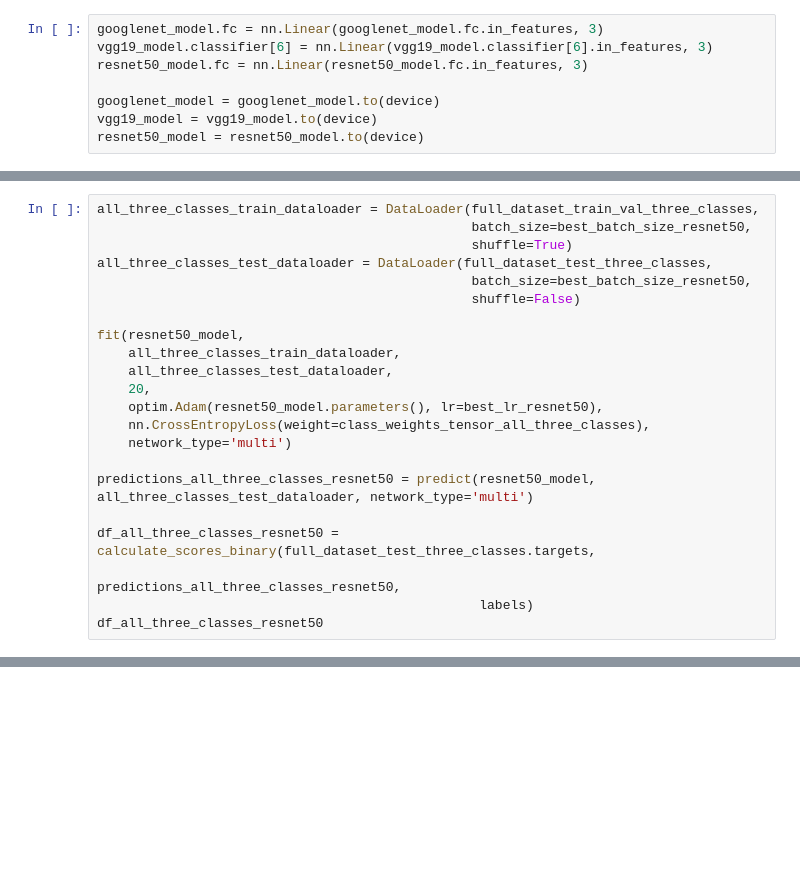
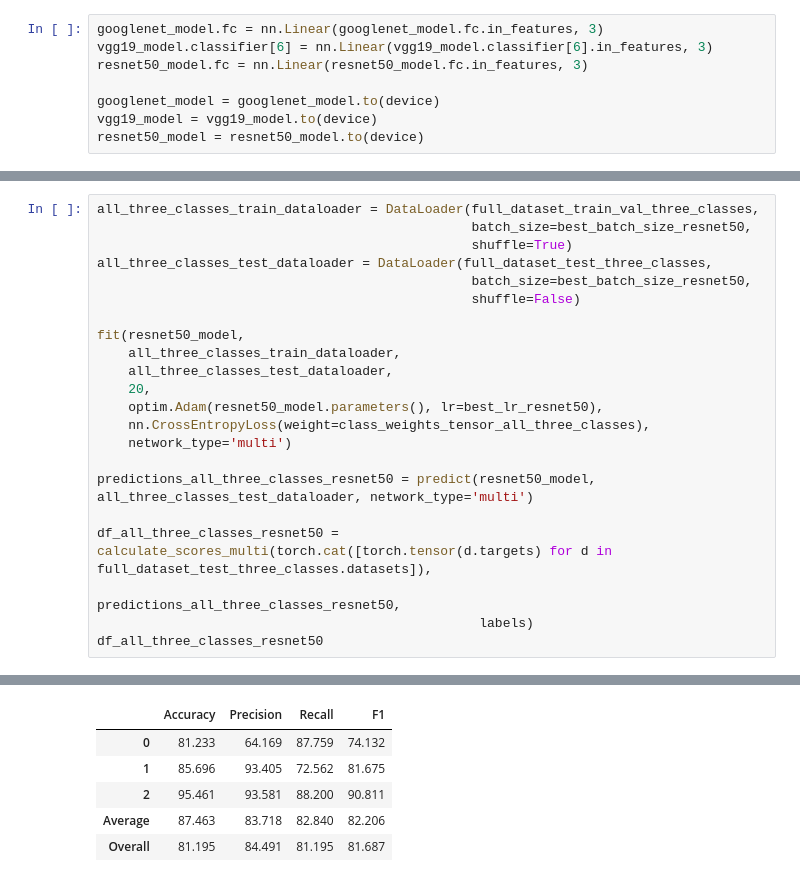
Before and after one commit to zsikorska/vcs-project, a Jupyter notebook: detection.ipynb, the cells around one changed output, grey strips where cells are left out. Saved outputs shown, nothing was run; the diff lists cells and outputs as text; blank space fills up the shorter version.

```diff
--- a/detection.ipynb
+++ b/detection.ipynb
@@ -832,7 +1064,8 @@ fit(resnet50_model,
 
 predictions_all_three_classes_resnet50 = predict(resnet50_model, all_three_classes_test_dataloader, network_type='multi')
 
-df_all_three_classes_resnet50 = calculate_scores_binary(full_dataset_test_three_classes.targets,
+df_all_three_classes_resnet50 = calculate_scores_multi(torch.cat([torch.tensor(d.targets) for d in full_dataset_test_three_classes.datasets]),
                                                  predictions_all_three_classes_resnet50,
                                                  labels)
 df_all_three_classes_resnet50
+# %% [output]
@@ -838,0 +1089,6 @@ df_all_three_classes_resnet50
+|  | Accuracy | Precision | Recall | F1 |
+| 0 | 81.233 | 64.169 | 87.759 | 74.132 |
+| 1 | 85.696 | 93.405 | 72.562 | 81.675 |
+| 2 | 95.461 | 93.581 | 88.200 | 90.811 |
+| Average | 87.463 | 83.718 | 82.840 | 82.206 |
+| Overall | 81.195 | 84.491 | 81.195 | 81.687 |
```
Also changed, not shown: parts of 15 cells of this notebook.
